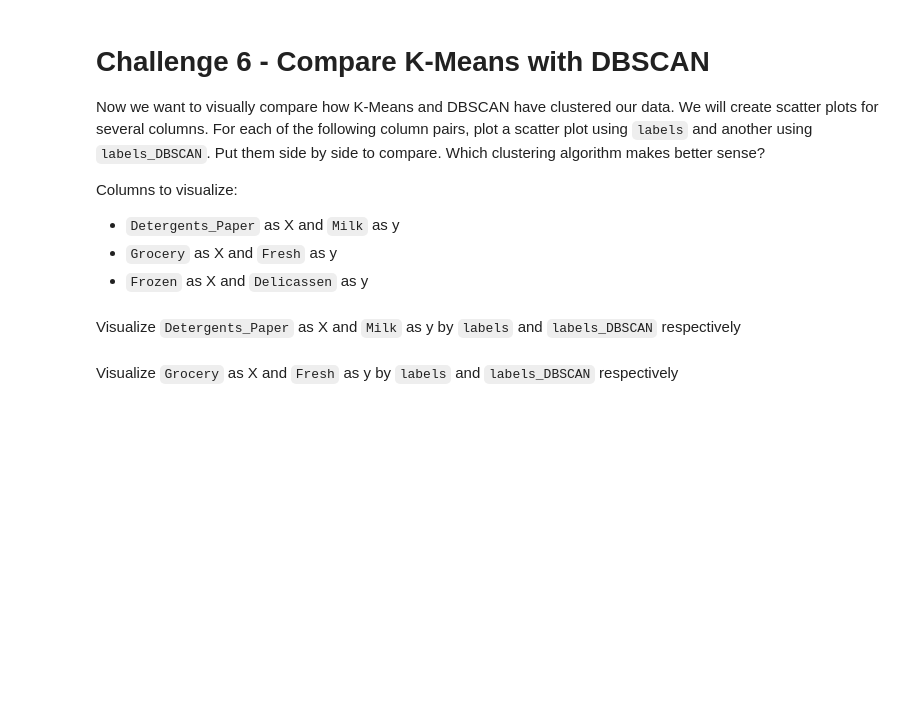
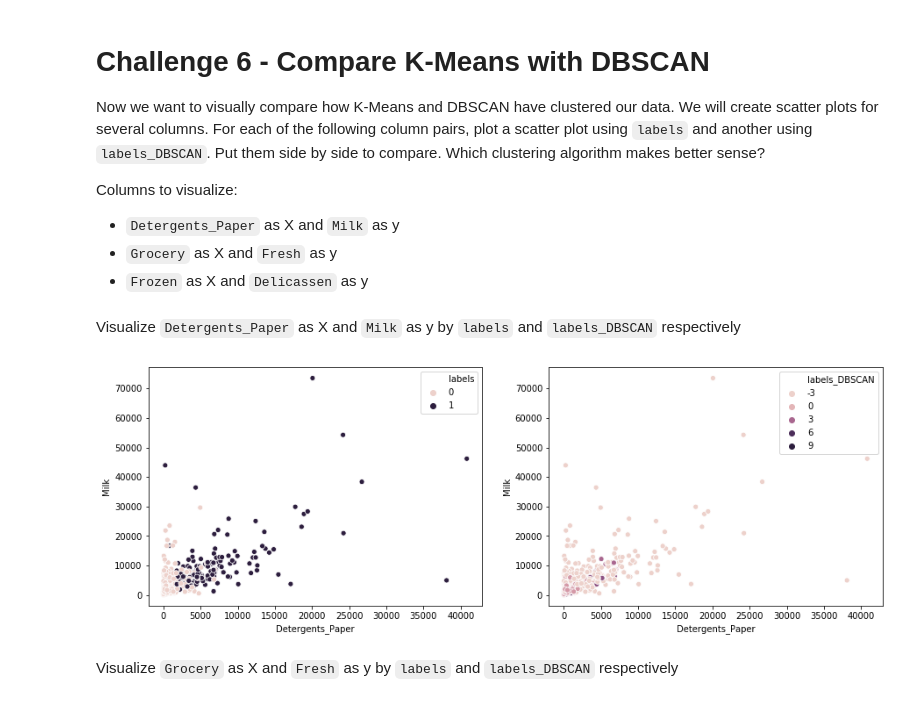
Before and after one commit to ta-data-lis/lab-unsupervised-learning, a Jupyter notebook: your-code/main.ipynb, the cells around one changed output. Cells and saved outputs as stored; diff of their text form; code cells hidden in the pictures; blank space fills up the shorter version.

```diff
--- a/your-code/main.ipynb
+++ b/your-code/main.ipynb
@@ -159,2 +157,8 @@ from sklearn.cluster import DBSCAN
+# %%
+from sklearn.cluster import DBSCAN
+
+cluster = DBSCAN(eps=0.5)
+model = cluster.fit(customers_scale)
+customers['labels_DBSCAN'] = model.labels_
 # %% [markdown]
 Count the values in `labels_DBSCAN`.
@@ -177,2 +190,14 @@ Visualize `Detergents_Paper` as X and `Milk` as y by `labels` and `labels_DBSCAN
+# %%
+X = customers['Detergents_Paper']
+y = customers['Milk']
+
+fig, ax = plt.subplots(1, 2, figsize = (15,5))
+palette = sns.cubehelix_palette(2)
+
+sns.scatterplot(X, y, hue = customers['labels'], palette = palette, ax=ax[0])
+sns.scatterplot(X, y, hue = customers['labels_DBSCAN'], ax=ax[1])
+plt.show()
+# %% [output]
+[figure, added]
 # %% [markdown]
 Visualize `Grocery` as X and `Fresh` as y by `labels` and `labels_DBSCAN` respectively
```
Also changed, not shown: parts of 13 cells of this notebook.
